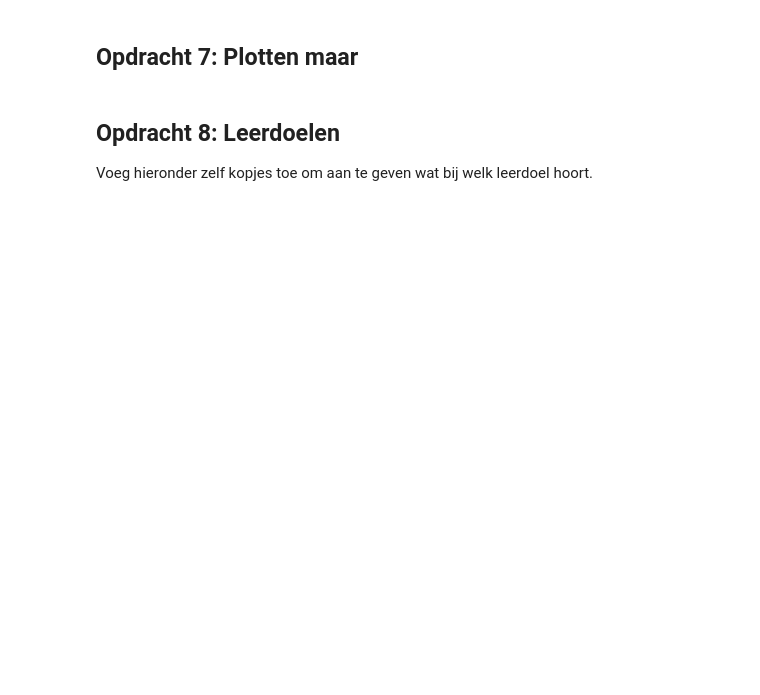
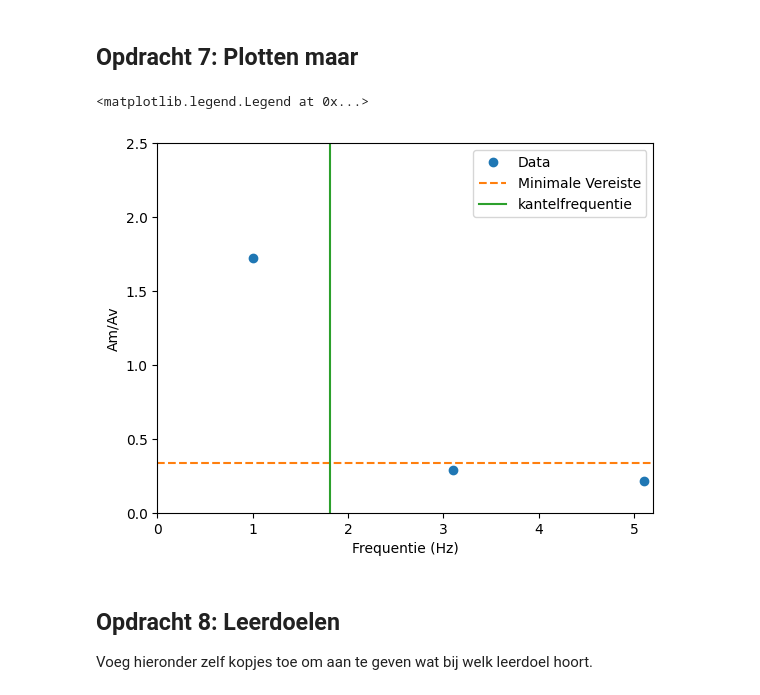
Before and after one commit to DavantePES/Def-D, a Jupyter notebook: FysiekeOntwerpopdrachten/5MaakEenOpstellingTrillingsvrij/Ontwerpopdracht5MaakEenOpstellingTrillingsvrijInvulTemplate.ipynb, the cells around one changed output. Drawn from its saved outputs; the diff is of its cells as text; code cells hidden in the pictures; blank space fills up the shorter version.

```diff
--- a/FysiekeOntwerpopdrachten/5MaakEenOpstellingTrillingsvrij/Ontwerpopdracht5MaakEenOpstellingTrillingsvrijInvulTemplate.ipynb
+++ b/FysiekeOntwerpopdrachten/5MaakEenOpstellingTrillingsvrij/Ontwerpopdracht5MaakEenOpstellingTrillingsvrijInvulTemplate.ipynb
@@ -180,6 +183,27 @@ Als je hier negatief geantwoord hebt, kopieer onder deze cel dan alle cellen van
 ## Opdracht 7: Plotten maar
 # %%
 # Voeg hier je plots in.
+
+a_verhoudingen = np.array([1.60/0.93, 0.94/3.28, 1.26/5.88])
+frequenties = np.array([1.0, 3.1, 5.1])
+
+x = np.linspace(0, 5.2, 100)
+y = 0*x+1/3
+
+y_2 = np.linspace(0, 2.5, 100)
+x_2 = y_2*0 + 1.81
+
+plt.plot(frequenties, a_verhoudingen, 'o', label='Data')
+plt.plot(x, y, '--', label='Minimale Vereiste')
+plt.plot(x_2, y_2, label='kantelfrequentie')
+plt.xlim(0, 5.2)
+plt.ylim(0, 2.5)
+plt.xlabel('Frequentie (Hz)')
+plt.ylabel('Am/Av')
+plt.legend()
+# %% [output]
+<matplotlib.legend.Legend at 0x...>
+[figure, added]
 # %% [markdown]
 ## Opdracht 8: Leerdoelen
 Voeg hieronder zelf kopjes toe om aan te geven wat bij welk leerdoel hoort.
```
Also changed, not shown: parts of 5 cells of this notebook, 3 other files.
